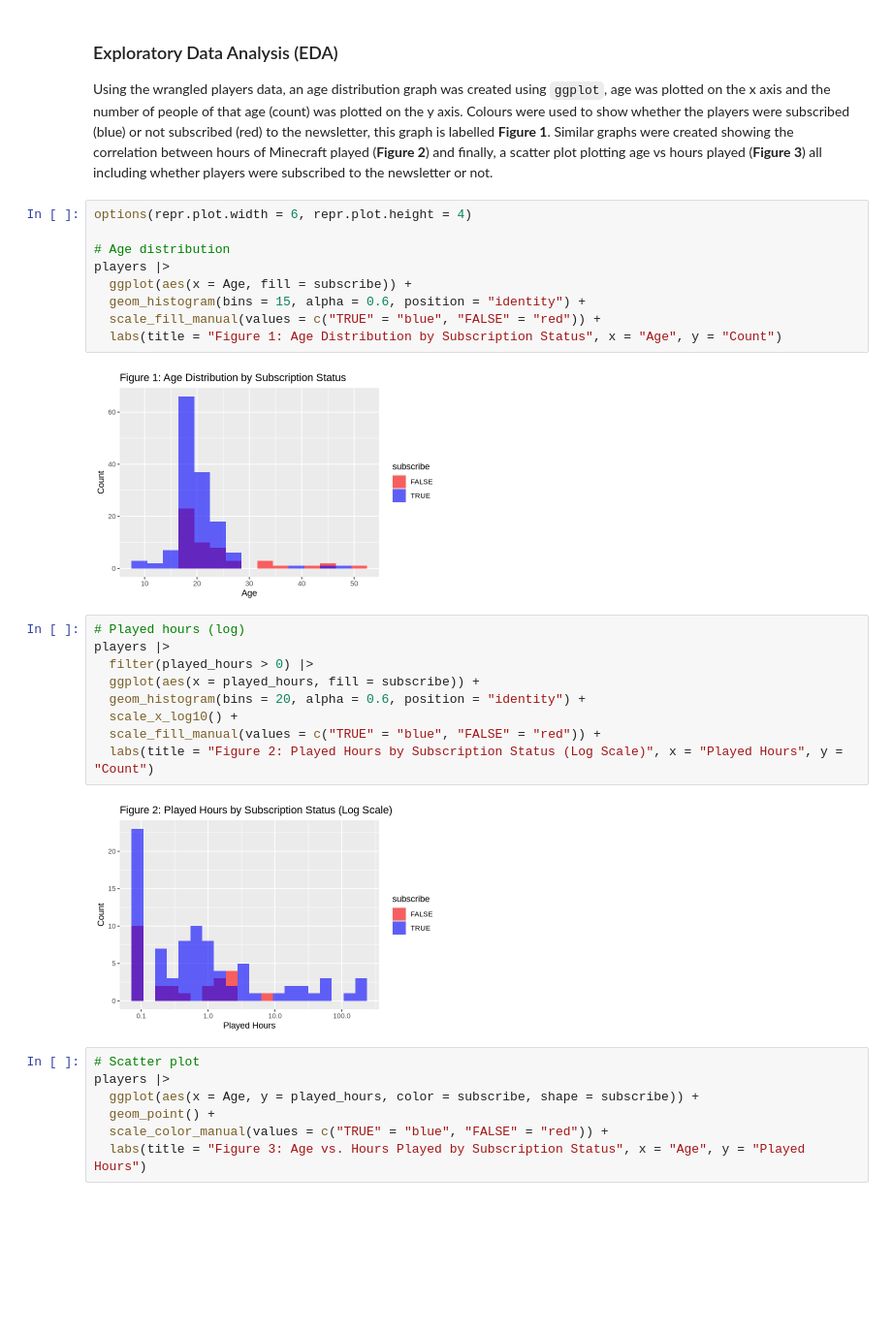
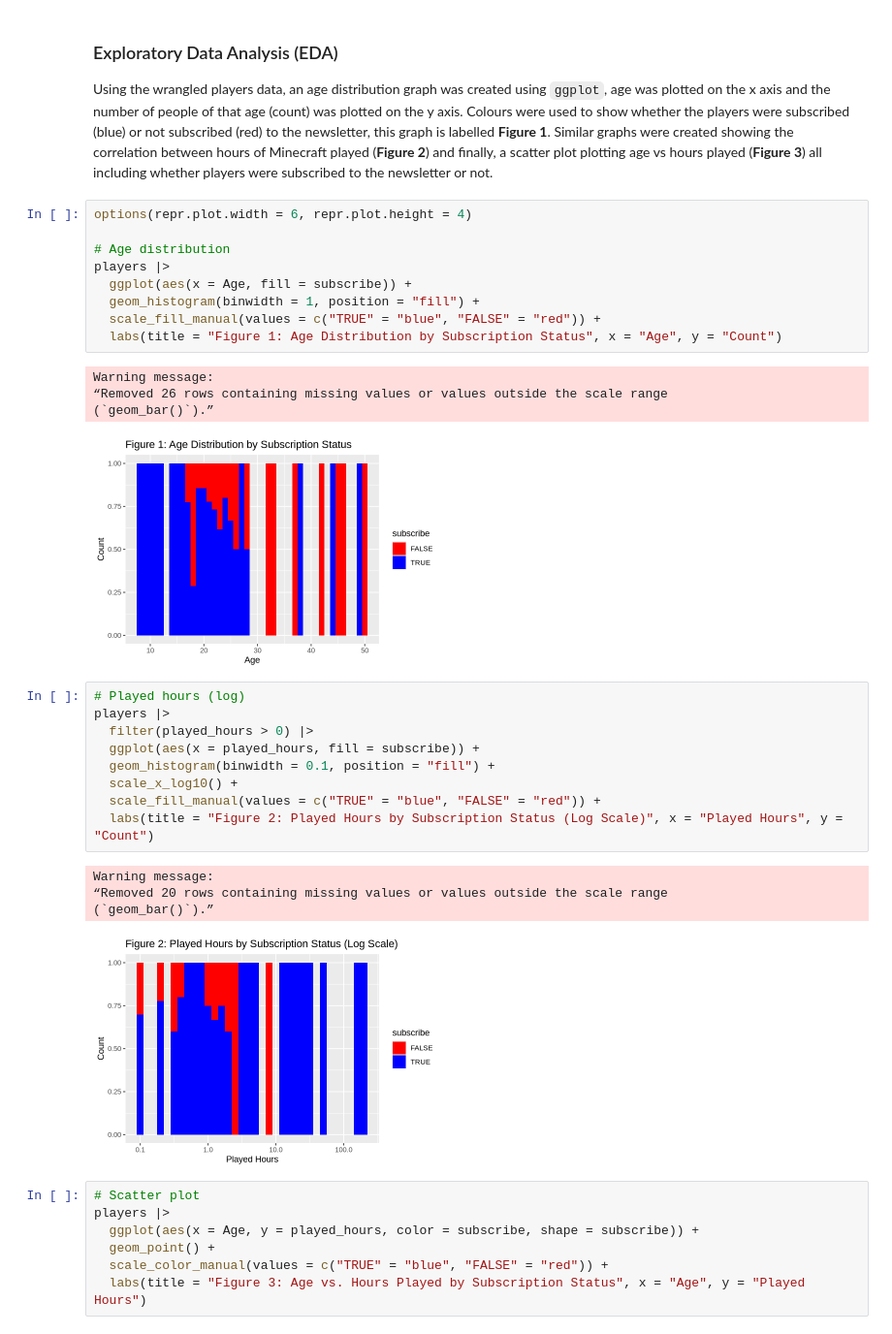
Before and after one commit to karanjohall/Project-Final-Report, a Jupyter notebook: methods_and_results.ipynb, the cells around one changed output. Shown at 97% size. Saved outputs shown, nothing was run; the diff lists cells and outputs as text; blank space fills up the shorter version.

Commit message:
graph commit
changed the graph code

```diff
--- a/methods_and_results.ipynb
+++ b/methods_and_results.ipynb
@@ -93,22 +93,28 @@ options(repr.plot.width = 6, repr.plot.height = 4)
 # Age distribution
 players |>
   ggplot(aes(x = Age, fill = subscribe)) +
-  geom_histogram(bins = 15, alpha = 0.6, position = "identity") +
+  geom_histogram(binwidth = 1, position = "fill") +
   scale_fill_manual(values = c("TRUE" = "blue", "FALSE" = "red")) +
   labs(title = "Figure 1: Age Distribution by Subscription Status", x = "Age", y = "Count")
 # %% [output]
+Warning message:
+“Removed 26 rows containing missing values or values outside the scale range
+(`geom_bar()`).”
-[figure, old version]
+[figure, new version]
 # %%
 # Played hours (log)
 players |>
   filter(played_hours > 0) |>
   ggplot(aes(x = played_hours, fill = subscribe)) +
-  geom_histogram(bins = 20, alpha = 0.6, position = "identity") +
+  geom_histogram(binwidth = 0.1, position = "fill") +
   scale_x_log10() +
   scale_fill_manual(values = c("TRUE" = "blue", "FALSE" = "red")) +
   labs(title = "Figure 2: Played Hours by Subscription Status (Log Scale)", x = "Played Hours", y = "Count")
 # %% [output]
+Warning message:
+“Removed 20 rows containing missing values or values outside the scale range
+(`geom_bar()`).”
-[figure, old version]
+[figure, new version]
 # %%
 # Scatter plot
 players |>
```
Also changed, not shown: parts of 1 cell of this notebook.
